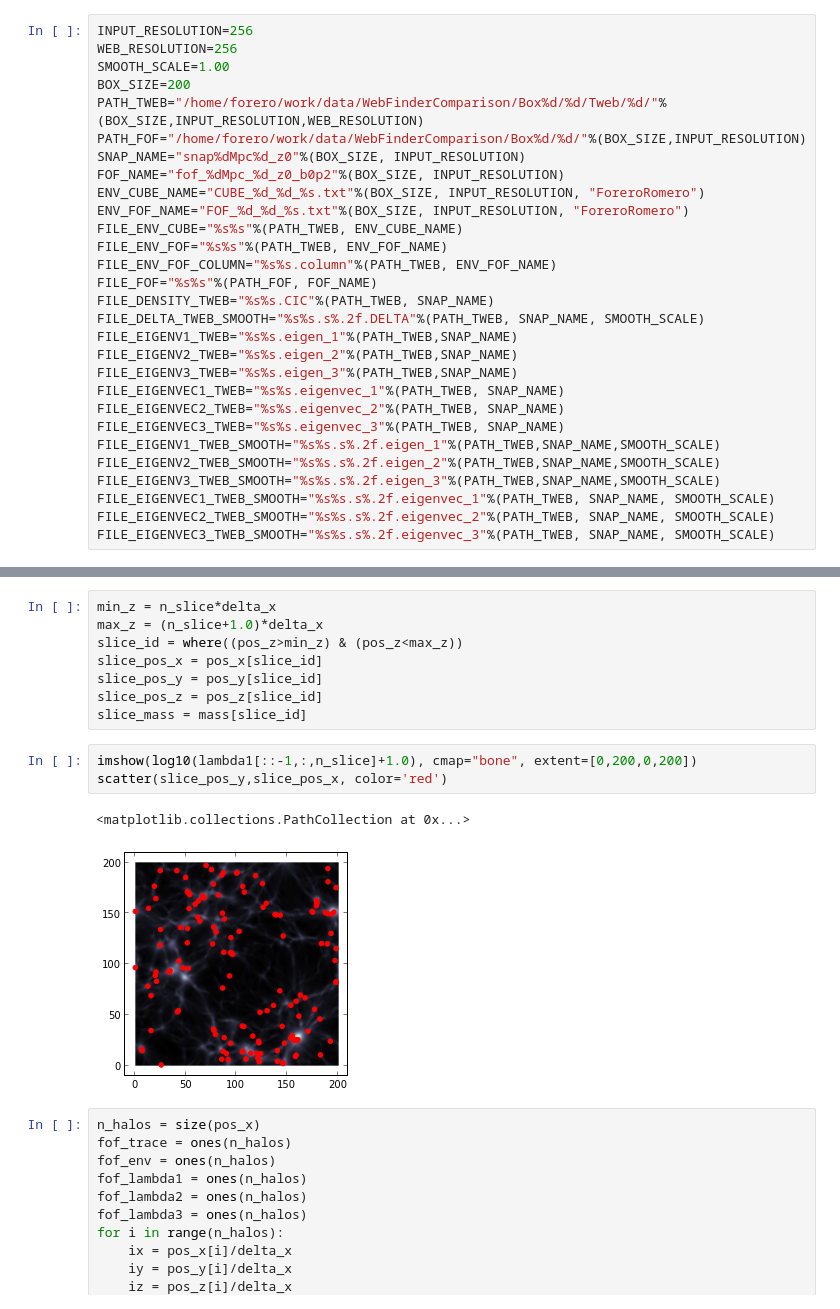
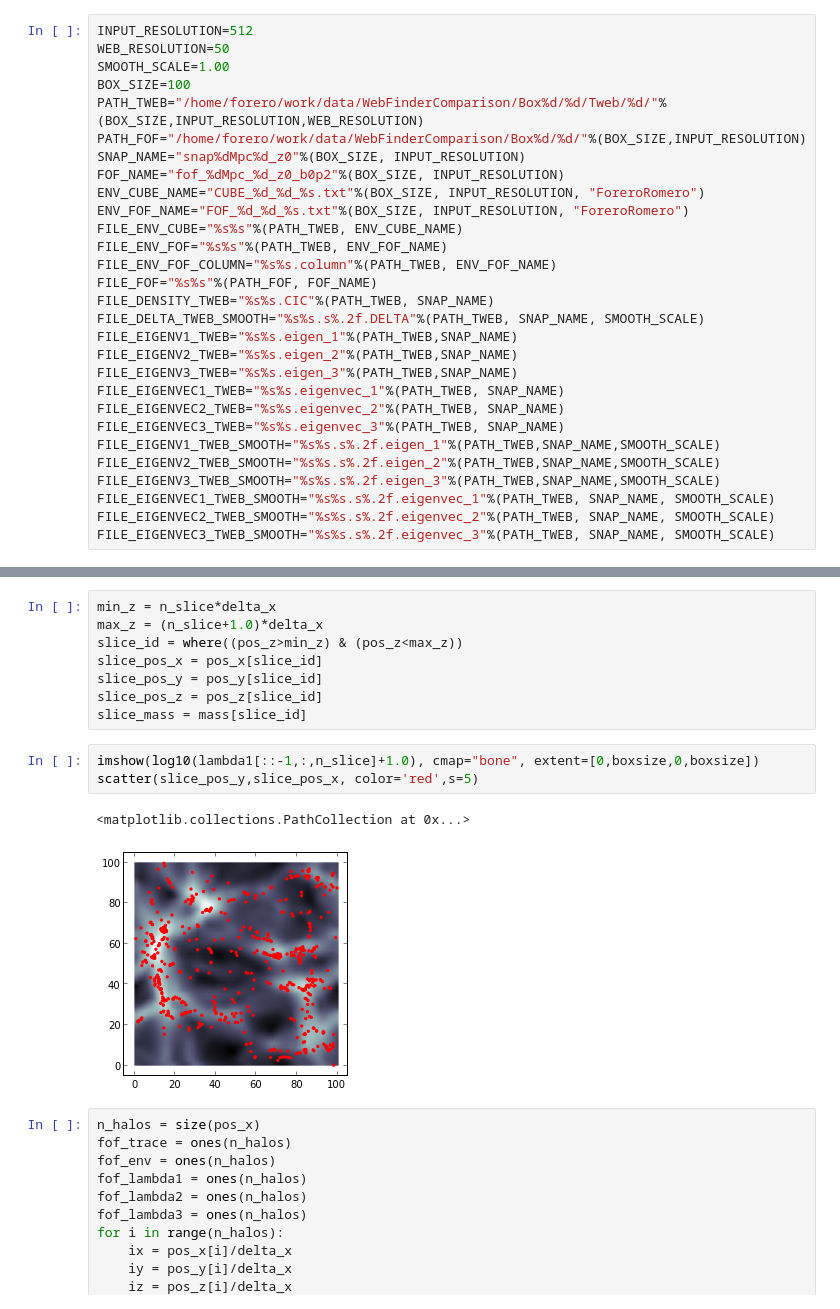
Before and after one commit to forero/LorentzComparisonProject, a Jupyter notebook: src/ExploreData.ipynb, the cells around one changed output, grey strips where cells are left out. Saved outputs shown, nothing was run; the diff lists cells and outputs as text.

```diff
--- a/src/ExploreData.ipynb
+++ b/src/ExploreData.ipynb
@@ -4,10 +4,10 @@ from struct import *
 # %% [output]
 Populating the interactive namespace from numpy and matplotlib
 # %%
-INPUT_RESOLUTION=256
-WEB_RESOLUTION=256
+INPUT_RESOLUTION=512
+WEB_RESOLUTION=50
 SMOOTH_SCALE=1.00
-BOX_SIZE=200
+BOX_SIZE=100
 PATH_TWEB="/home/forero/work/data/WebFinderComparison/Box%d/%d/Tweb/%d/"%(BOX_SIZE,INPUT_RESOLUTION,WEB_RESOLUTION)
 PATH_FOF="/home/forero/work/data/WebFinderComparison/Box%d/%d/"%(BOX_SIZE,INPUT_RESOLUTION)
 SNAP_NAME="snap%dMpc%d_z0"%(BOX_SIZE, INPUT_RESOLUTION)
@@ -132,11 +128,11 @@ slice_pos_y = pos_y[slice_id]
 slice_pos_z = pos_z[slice_id]
 slice_mass = mass[slice_id]
 # %%
-imshow(log10(lambda1[::-1,:,n_slice]+1.0), cmap="bone", extent=[0,200,0,200])
-scatter(slice_pos_y,slice_pos_x, color='red')
+imshow(log10(lambda1[::-1,:,n_slice]+1.0), cmap="bone", extent=[0,boxsize,0,boxsize])
+scatter(slice_pos_y,slice_pos_x, color='red',s=5)
 # %% [output]
 <matplotlib.collections.PathCollection at 0x...>
-[figure, old version]
+[figure, new version]
 # %%
 n_halos = size(pos_x)
 fof_trace = ones(n_halos)
```
Also changed, not shown: parts of 8 cells of this notebook.
